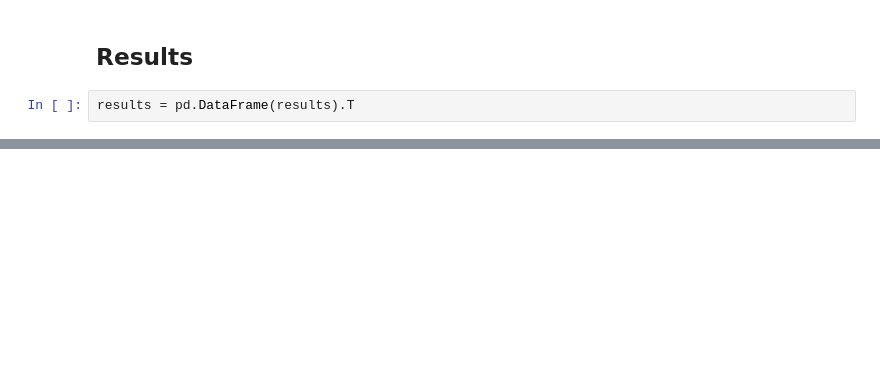
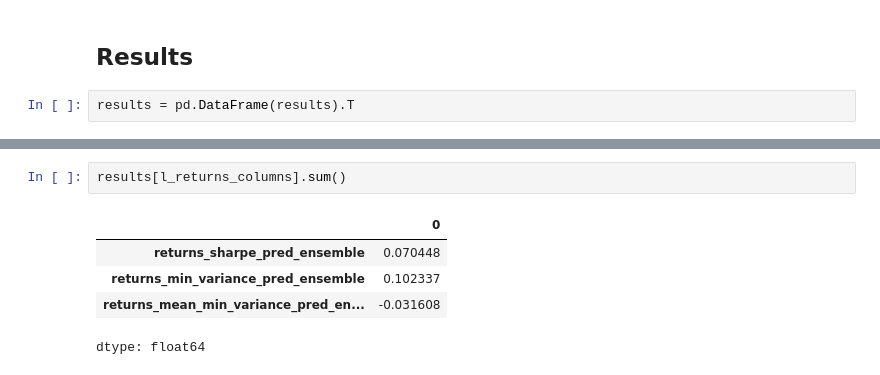
Before and after one commit to alexandreib/QuantDesign, a Jupyter notebook: 3_SP500_Portfolio_Alliocation_backtest_with_predictions.ipynb, the cells around one changed output, grey strips where cells are left out. Cells and saved outputs as stored; diff of their text form; blank space fills up the shorter version.

```diff
--- a/3_SP500_Portfolio_Alliocation_backtest_with_predictions.ipynb
+++ b/3_SP500_Portfolio_Alliocation_backtest_with_predictions.ipynb
@@ -433,0 +440,8 @@ plt.show()
+# %%
+results[l_returns_columns].sum()
+# %% [output]
+|  | 0 |
+| returns_sharpe_pred_ensemble | 0.070448 |
+| returns_min_variance_pred_ensemble | 0.102337 |
+| returns_mean_min_variance_pred_en... | -0.031608 |
+dtype: float64
```
Also changed, not shown: parts of 4 cells of this notebook.
